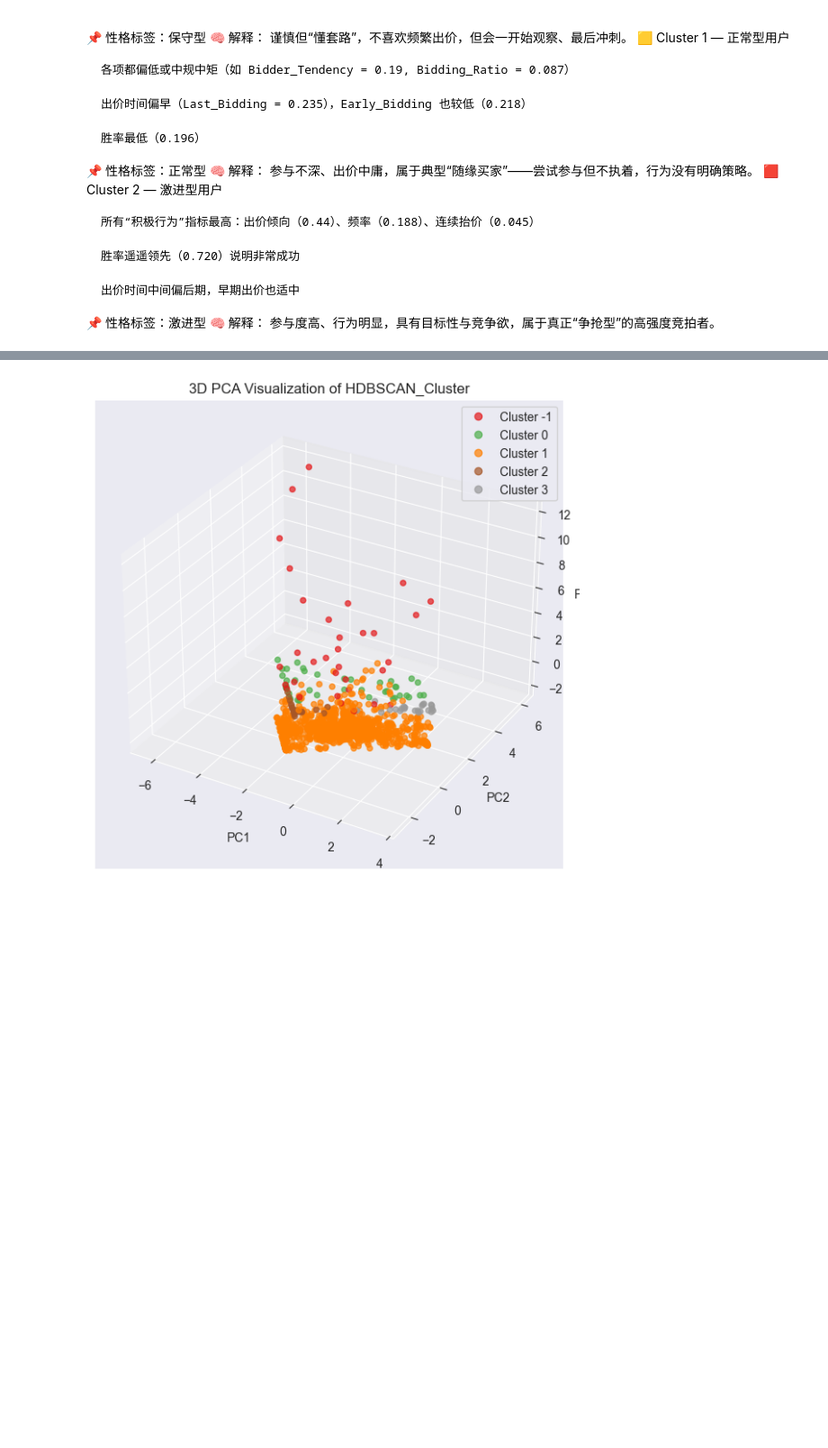
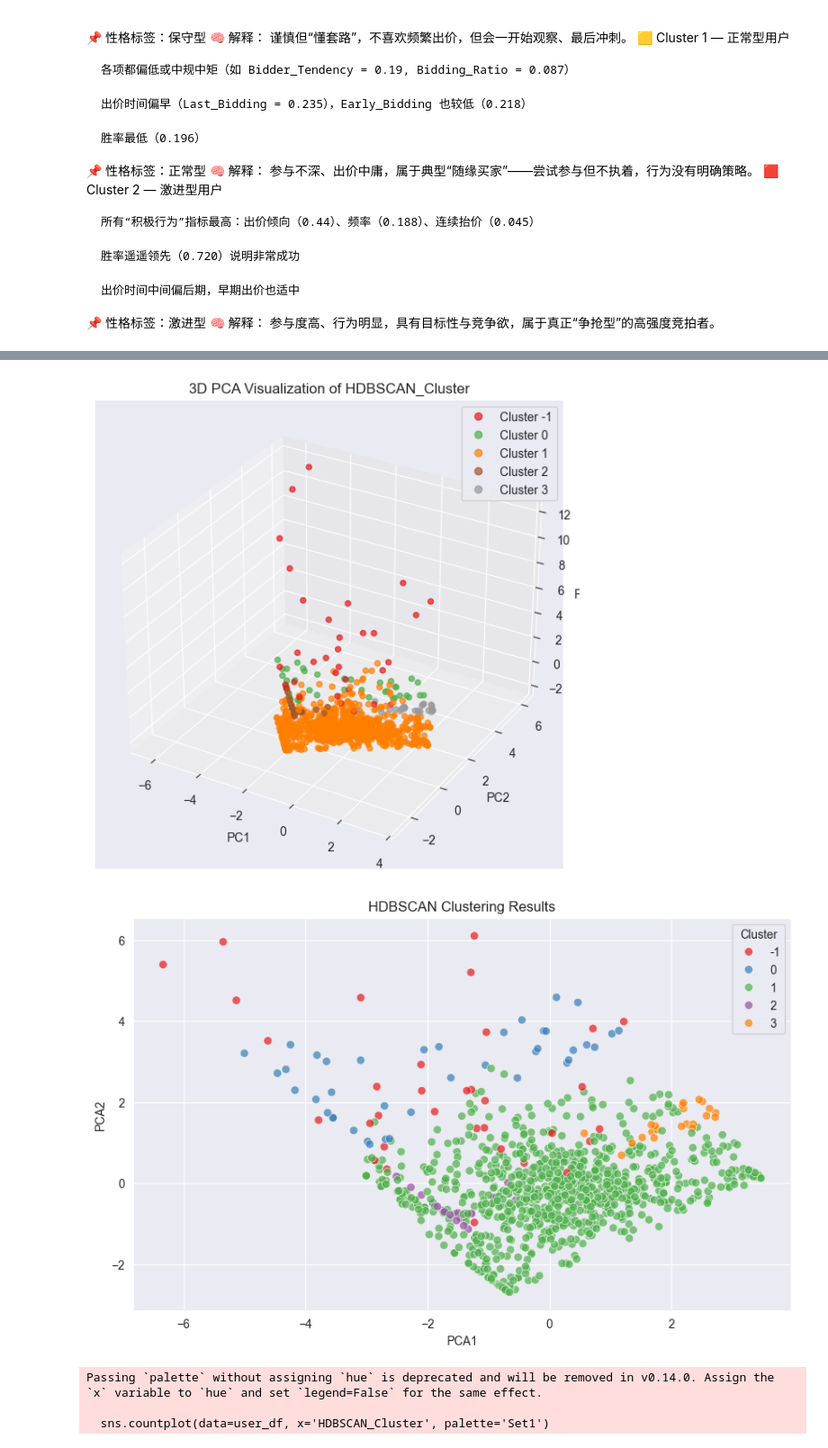
Before and after one commit to Hastur0518/NIS3317, a Jupyter notebook: 聚类/NIS3317.ipynb, the cells around one changed output, grey strips where cells are left out. Shown at 90% size. Cells and saved outputs as stored; diff of their text form; code cells hidden in the pictures; blank space fills up the shorter version.

```diff
--- a/聚类/NIS3317.ipynb
+++ b/聚类/NIS3317.ipynb
@@ -141,30 +156,52 @@ scatter = ax.scatter(
 ax.set_xlabel("PC1")
 ax.set_ylabel("PC2")
 ax.set_zlabel("PC3")
 ax.set_title("3D PCA Visualization of HDBSCAN_Cluster")
 
 # 添加图例
 legend_labels = [f"Cluster {i}" for i in sorted(user_df['HDBSCAN_Cluster'].unique())]
 plt.legend(handles=scatter.legend_elements()[0], labels=legend_labels)
 plt.show()
+
+#可视化HDBSCAN聚类结果
+plt.figure(figsize=(10, 6))
+sns.scatterplot(data=user_df, x='PCA1', y='PCA2', hue='HDBSCAN_Cluster', palette='Set1', s=50, alpha=0.7)
+plt.title("HDBSCAN Clustering Results")
+plt.xlabel("PCA1")
+plt.ylabel("PCA2")
+plt.legend(title='Cluster')
+plt.show()
+
+#可视化 HDBSCAN 聚类结果的分布
+plt.figure(figsize=(10, 6))
+sns.countplot(data=user_df, x='HDBSCAN_Cluster', palette='Set1')
+plt.title("HDBSCAN Cluster Distribution")
+plt.xlabel("Cluster")
+plt.ylabel("Count")
+plt.xticks(rotation=0)
+plt.show()
 # %% [output]
 聚类数（不含噪声）: 4
 噪声点数量: 33
 
 每类聚类的平均特征值：
                  Bidder_Tendency  Bidding_Ratio  Successive_Outbidding  \
 HDBSCAN_Cluster
 -1                      0.659663       0.227535               0.264899
  0                      1.000000       0.199907               0.000000
  1                      0.165431       0.094023               0.009766
  2                      1.000000       0.089522               0.000000
  3                      1.000000       0.062633               0.000000
 
                  Last_Bidding  Early_Bidding  Winning_Ratio
 HDBSCAN_Cluster
 -1                   0.405504       0.317033       0.255628
  0                   0.433322       0.386296       1.000000
  1                   0.427939       0.408825       0.285054
  2                   0.051114       0.037829       0.000000
  3                   0.836627       0.835557       0.000000
 [figure]
+[figure, added]
+Passing `palette` without assigning `hue` is deprecated and will be removed in v0.14.0. Assign the `x` variable to `hue` and set `legend=False` for the same effect.
+
+  sns.countplot(data=user_df, x='HDBSCAN_Cluster', palette='Set1')
```
Also changed, not shown: parts of 3 cells of this notebook.
